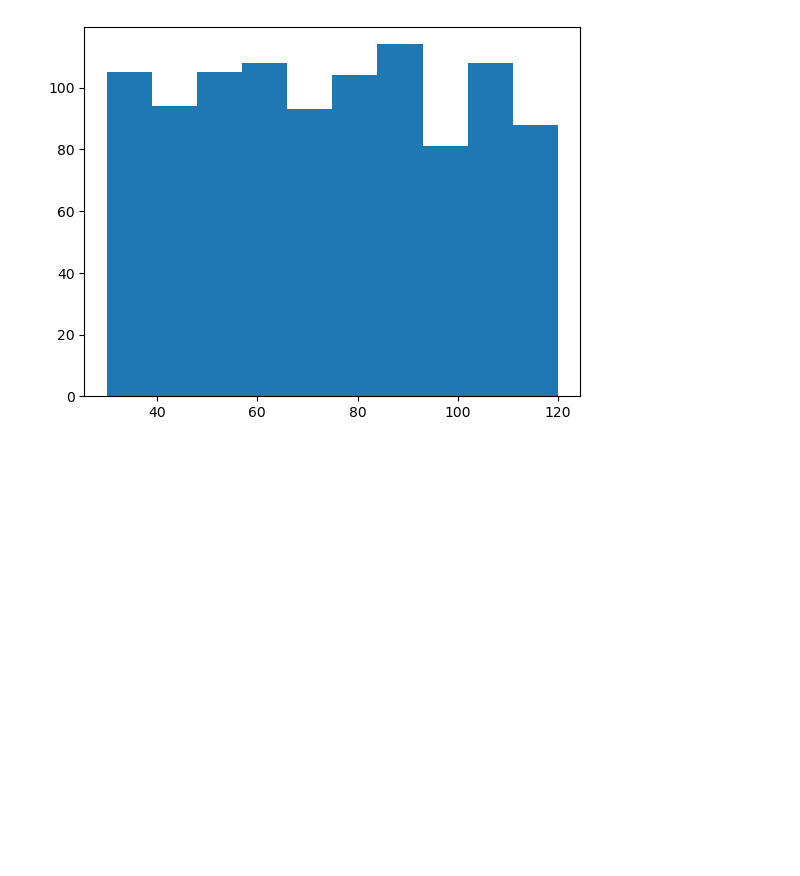
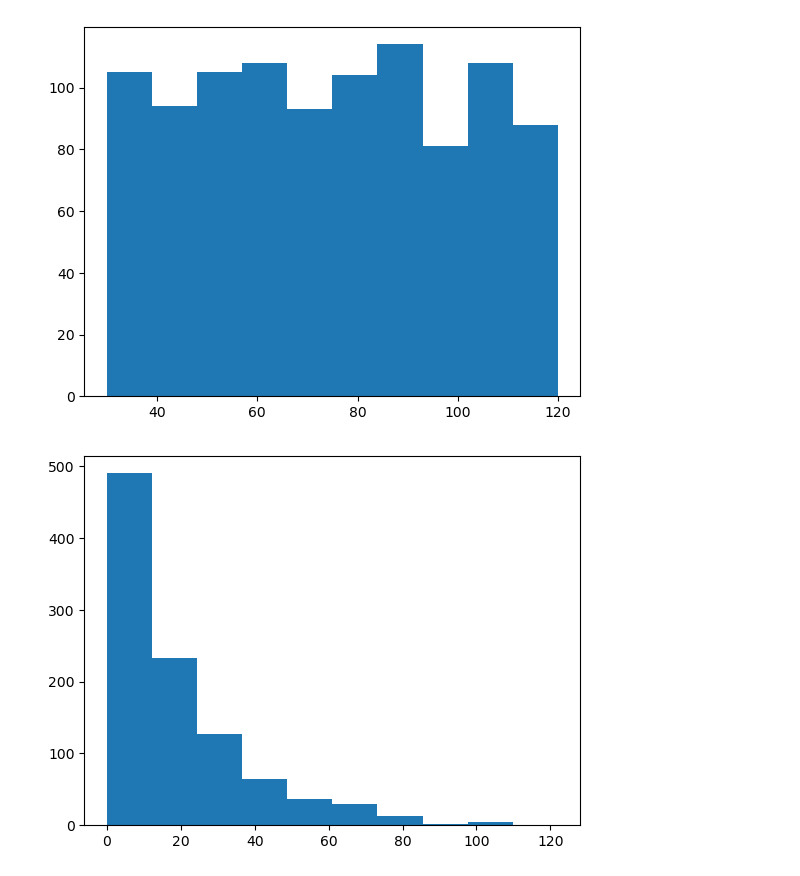
Before and after one commit to KeneanDita/Churnomally, a Jupyter notebook: Churnomally.ipynb, the cells around one changed output. Saved outputs shown, nothing was run; the diff lists cells and outputs as text; code cells hidden in the pictures; blank space fills up the shorter version.

Commit message:
Additional Histogram Plots

```diff
--- a/Churnomally.ipynb
+++ b/Churnomally.ipynb
@@ -139,3 +139,7 @@ plt.hist(df['MonthlyCharges'])
          92.972, 101.968, 110.964, 119.96 ]),
  <BarContainer object of 10 artists>)
 [figure]
+# %%
+plt.hist(df['Tenure']);
+# %% [output]
+[figure, added]
```
